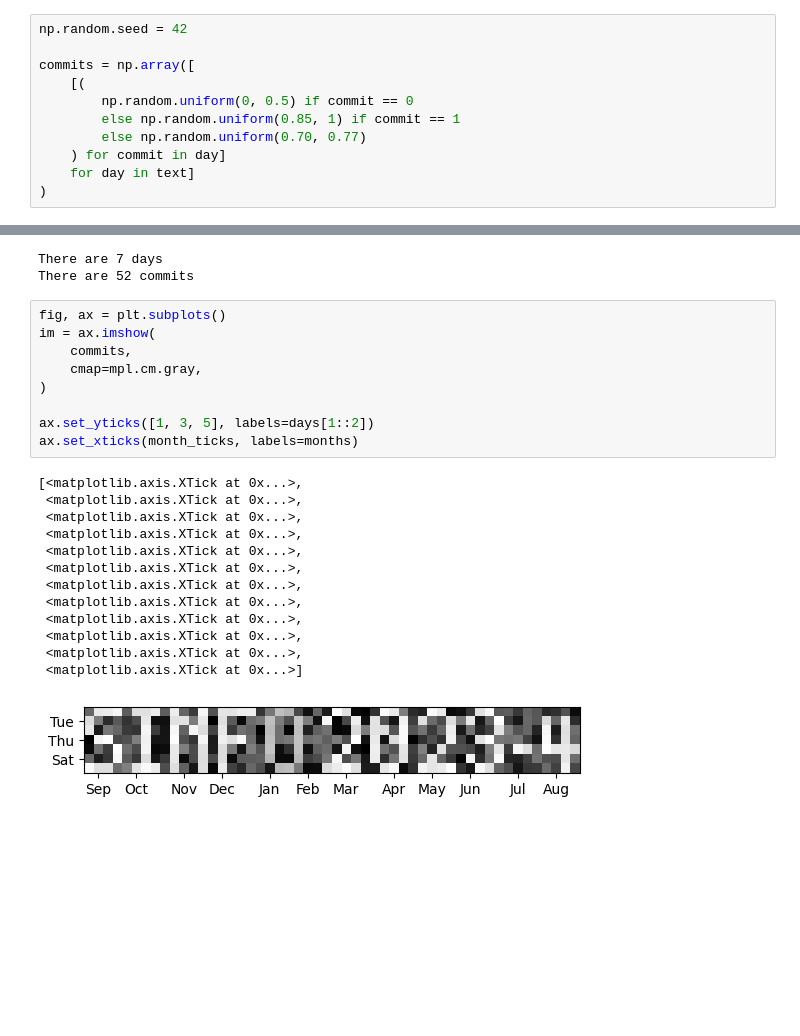
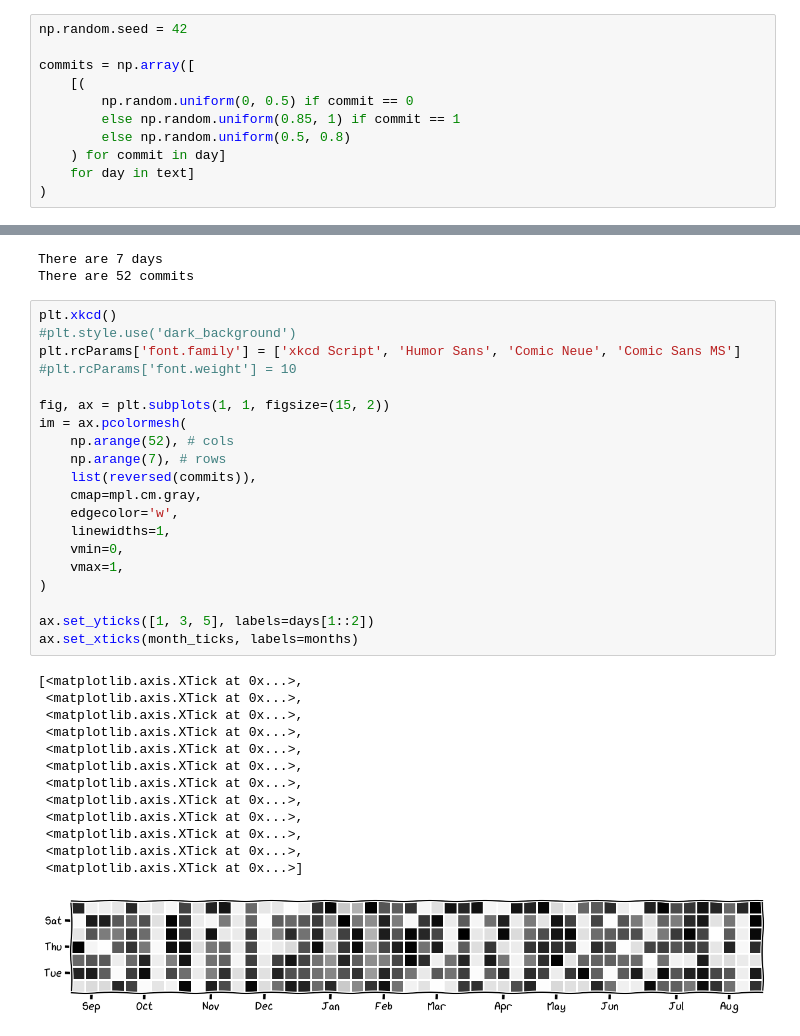
Before and after one commit to TheoTechnicguy/sinf-jumper-2023, a Jupyter notebook: sinf-jumper-2023.ipynb, the cells around one changed output, grey strips where cells are left out. Cells and saved outputs as stored; diff of their text form; blank space fills up the shorter version.

Commit message:
feat(heatmap) xkcd style

```diff
--- a/sinf-jumper-2023.ipynb
+++ b/sinf-jumper-2023.ipynb
@@ -186,7 +186,7 @@ commits = np.array([
     [(
         np.random.uniform(0, 0.5) if commit == 0
         else np.random.uniform(0.85, 1) if commit == 1
-        else np.random.uniform(0.70, 0.77)
+        else np.random.uniform(0.5, 0.8)
     ) for commit in day]
     for day in text]
 )
@@ -196,26 +196,37 @@ print("There are", len(commits[0]), "commits")
 # %% [output]
 There are 7 days
 There are 52 commits
-# %%
-fig, ax = plt.subplots()
-im = ax.imshow(
-    commits,
-    cmap=mpl.cm.gray,
-)
-
-ax.set_yticks([1, 3, 5], labels=days[1::2])
-ax.set_xticks(month_ticks, labels=months)
-# %% [output]
-[<matplotlib.axis.XTick at 0x...>,
- <matplotlib.axis.XTick at 0x...>,
- <matplotlib.axis.XTick at 0x...>,
- <matplotlib.axis.XTick at 0x...>,
- <matplotlib.axis.XTick at 0x...>,
- <matplotlib.axis.XTick at 0x...>,
- <matplotlib.axis.XTick at 0x...>,
- <matplotlib.axis.XTick at 0x...>,
- <matplotlib.axis.XTick at 0x...>,
- <matplotlib.axis.XTick at 0x...>,
- <matplotlib.axis.XTick at 0x...>,
- <matplotlib.axis.XTick at 0x...>]
-[figure, removed]
+# %%
+plt.xkcd()
+#plt.style.use('dark_background')
+plt.rcParams['font.family'] = ['xkcd Script', 'Humor Sans', 'Comic Neue', 'Comic Sans MS']
+#plt.rcParams['font.weight'] = 10
+
+fig, ax = plt.subplots(1, 1, figsize=(15, 2))
+im = ax.pcolormesh(
+    np.arange(52), # cols
+    np.arange(7), # rows
+    list(reversed(commits)),
+    cmap=mpl.cm.gray,
+    edgecolor='w',
+    linewidths=1,
+    vmin=0,
+    vmax=1,
+)
+
+ax.set_yticks([1, 3, 5], labels=days[1::2])
+ax.set_xticks(month_ticks, labels=months)
+# %% [output]
+[<matplotlib.axis.XTick at 0x...>,
+ <matplotlib.axis.XTick at 0x...>,
+ <matplotlib.axis.XTick at 0x...>,
+ <matplotlib.axis.XTick at 0x...>,
+ <matplotlib.axis.XTick at 0x...>,
+ <matplotlib.axis.XTick at 0x...>,
+ <matplotlib.axis.XTick at 0x...>,
+ <matplotlib.axis.XTick at 0x...>,
+ <matplotlib.axis.XTick at 0x...>,
+ <matplotlib.axis.XTick at 0x...>,
+ <matplotlib.axis.XTick at 0x...>,
+ <matplotlib.axis.XTick at 0x...>]
+[figure, added]
```
